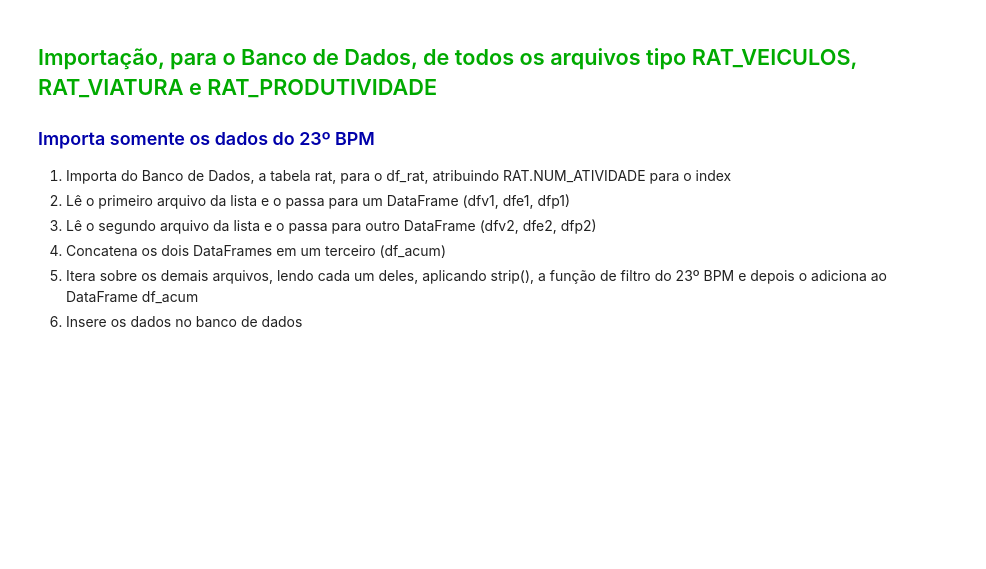
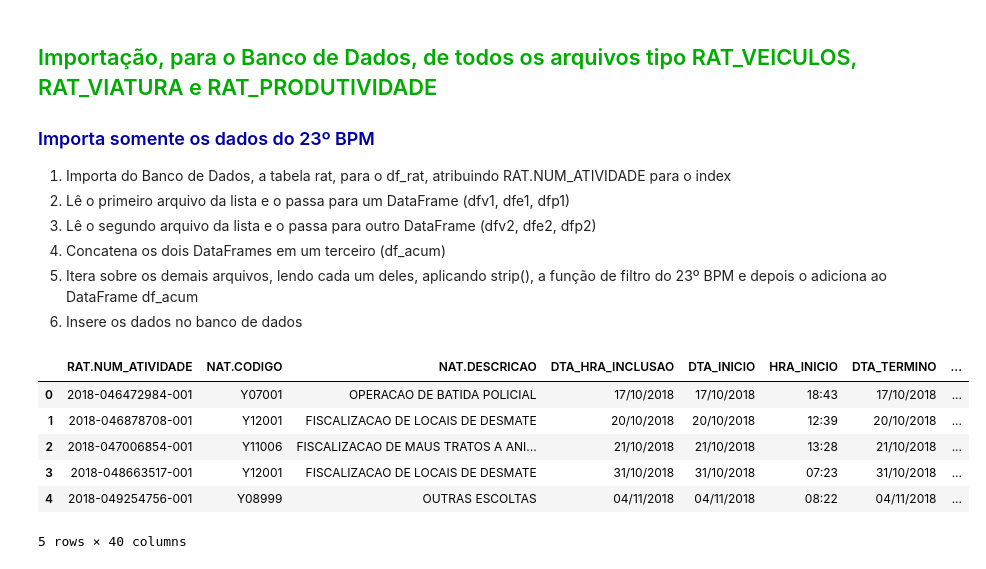
Before and after one commit to WENDEL4891/gdo-pandas, a Jupyter notebook: Vários CSVs para Banco de Dados.ipynb, the cells around one changed output. Saved outputs shown, nothing was run; the diff lists cells and outputs as text; code cells hidden in the pictures; blank space fills up the shorter version.

```diff
--- a/Vários CSVs para Banco de Dados.ipynb
+++ b/Vários CSVs para Banco de Dados.ipynb
@@ -173,6 +183,17 @@ import numpy as np
     <li>Itera sobre os demais arquivos, lendo cada um deles, aplicando strip(), a função de filtro do 23º BPM e depois o adiciona ao DataFrame df_acum</li>
     <li>Insere os dados no banco de dados</li>
 </ol>
+# %%
+# df_ratv = pd.read_sql_table('tbl_rat', 'sqlite:///gdo.db')
+df_ratv.head()
+# %% [output]
+|  | RAT.NUM_ATIVIDADE | NAT.CODIGO | NAT.DESCRICAO | DTA_HRA_INCLUSAO | DTA_INICIO | HRA_INICIO | DTA_TERMINO | ... |
+| 0 | 2018-046472984-001 | Y07001 | OPERACAO DE BATIDA POLICIAL | 17/10/2018 | 17/10/2018 | 18:43 | 17/10/2018 | ... |
+| 1 | 2018-046878708-001 | Y12001 | FISCALIZACAO DE LOCAIS DE DESMATE | 20/10/2018 | 20/10/2018 | 12:39 | 20/10/2018 | ... |
+| 2 | 2018-047006854-001 | Y11006 | FISCALIZACAO DE MAUS TRATOS A ANI... | 21/10/2018 | 21/10/2018 | 13:28 | 21/10/2018 | ... |
+| 3 | 2018-048663517-001 | Y12001 | FISCALIZACAO DE LOCAIS DE DESMATE | 31/10/2018 | 31/10/2018 | 07:23 | 31/10/2018 | ... |
+| 4 | 2018-049254756-001 | Y08999 | OUTRAS ESCOLTAS | 04/11/2018 | 04/11/2018 | 08:22 | 04/11/2018 | ... |
+5 rows × 40 columns
 # %%
 # df_rat = pd.read_sql_table('tbl_rat', 'sqlite:///gdo.db')
 # df_rat.set_index('RAT.NUM_ATIVIDADE', inplace=True)
```
Also changed, not shown: parts of 5 cells of this notebook, 17 other files.
